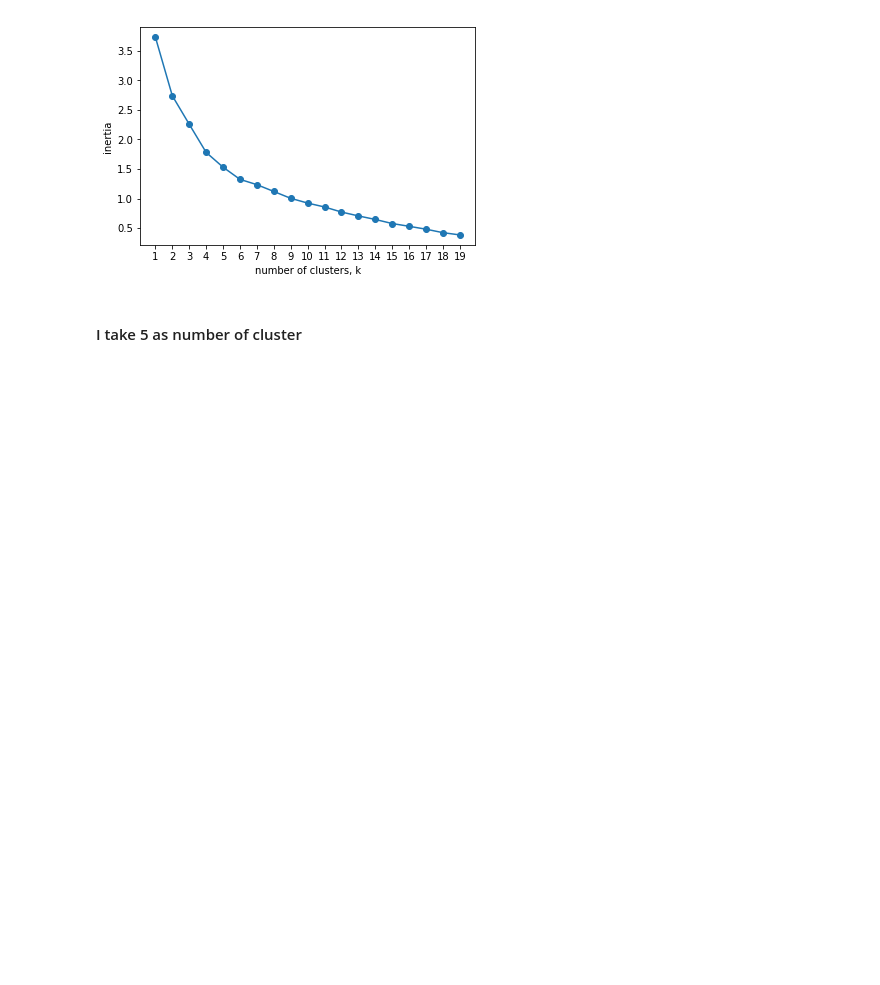
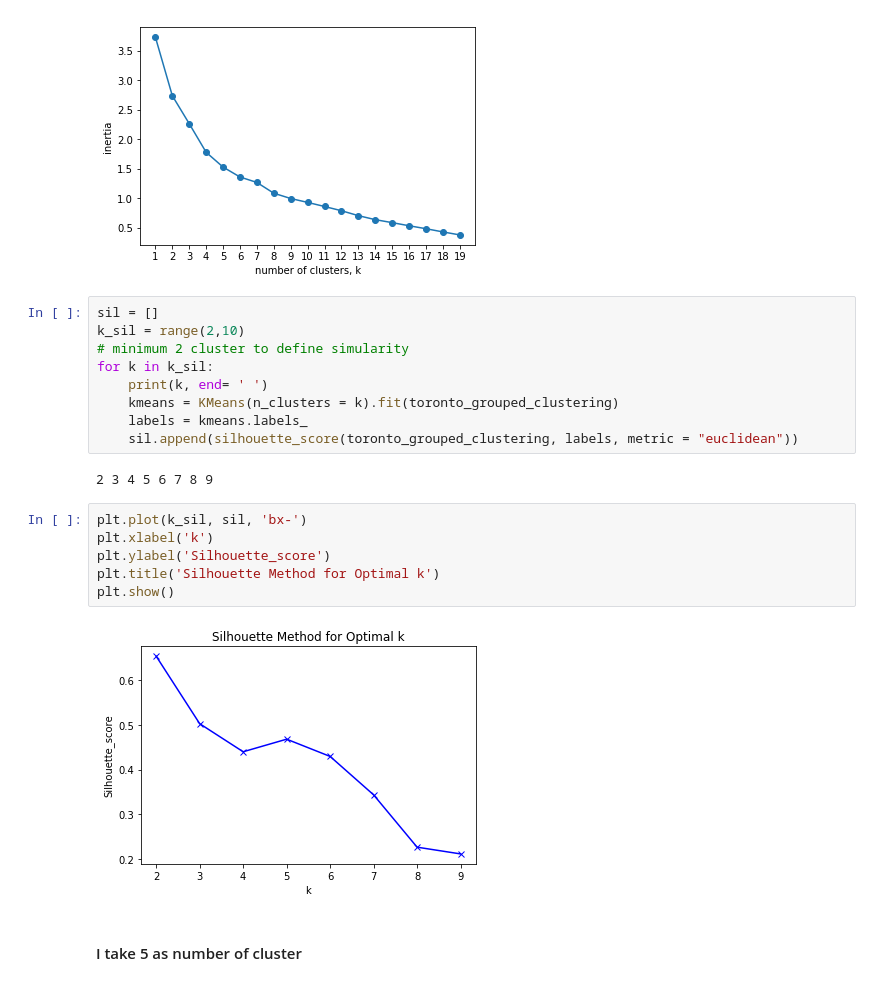
Before and after one commit to mbouayoun/Coursera_Capstone, a Jupyter notebook: Week3_toronto_part3.ipynb, the cells around one changed output. Saved outputs shown, nothing was run; the diff lists cells and outputs as text; blank space fills up the shorter version.

```diff
--- a/Week3_toronto_part3.ipynb
+++ b/Week3_toronto_part3.ipynb
@@ -544,6 +533,25 @@ plt.xticks(ks)
 plt.show()
 # %% [output]
 [figure]
+# %%
+sil = []
+k_sil = range(2,10)
+# minimum 2 cluster to define simularity
+for k in k_sil:
+    print(k, end= ' ')
+    kmeans = KMeans(n_clusters = k).fit(toronto_grouped_clustering)
+    labels = kmeans.labels_
+    sil.append(silhouette_score(toronto_grouped_clustering, labels, metric = "euclidean"))
+# %% [output]
+2 3 4 5 6 7 8 9
+# %%
+plt.plot(k_sil, sil, 'bx-')
+plt.xlabel('k')
+plt.ylabel('Silhouette_score')
+plt.title('Silhouette Method for Optimal k')
+plt.show()
+# %% [output]
+[figure, added]
 # %% [markdown]
 #### I take 5 as number of cluster
 # %%
```
Also changed, not shown: parts of 5 cells of this notebook.
